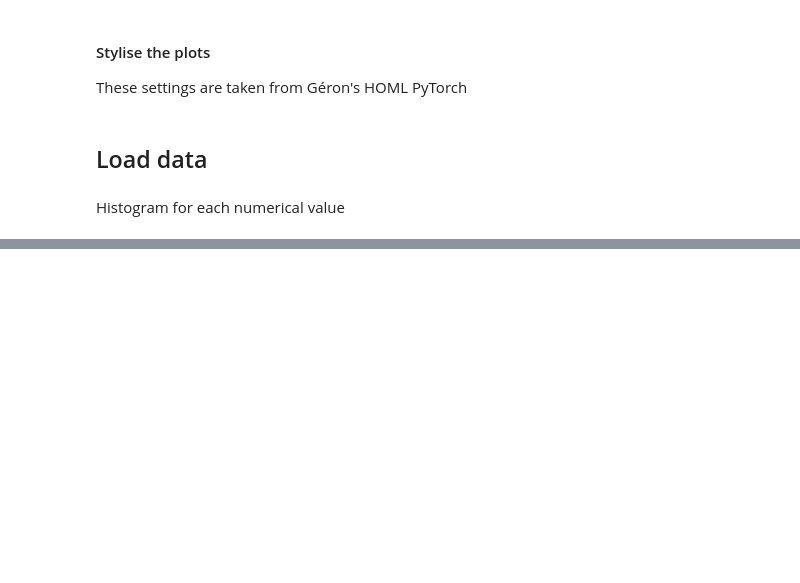
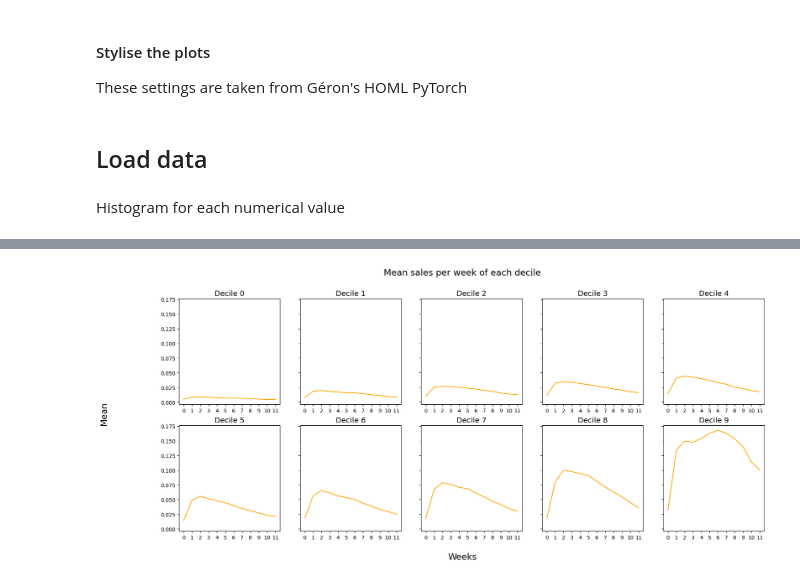
Before and after one commit to martadossantos/product-sales, a Jupyter notebook: sales.ipynb, the cells around one changed output, grey strips where cells are left out. Drawn from its saved outputs; the diff is of its cells as text; code cells hidden in the pictures; blank space fills up the shorter version.

```diff
--- a/sales.ipynb
+++ b/sales.ipynb
@@ -34,0 +73,12 @@ plt.show()
+# %%
+# Deciles data split
+# Make sure there's no outlying values
+df[week_cols] = df[week_cols].clip(0, 1)
+
+df['sales_total'] = df[week_cols].sum(axis=1)
+
+# Split into 10s
+df['decile'] = pd.qcut(df['sales_total'], 10, labels=False, retbins=False, precision=3, duplicates='raise')
+
+# Check split was successful
+print(df['decile'].value_counts())
@@ -34,0 +98,4 @@ plt.show()
+# %%
+# Print table of the means
+decile_means = df.groupby('decile')[week_cols].mean()
+print(decile_means)
@@ -34,0 +120,16 @@ plt.show()
+# %%
+
+# Prepare and get plots
+fig, axes = plt.subplots(2, 5, sharey=True, figsize=(20, 8))
+
+for decile, ax in zip(decile_means.index, axes.flat):
+    ax.plot(weeks, decile_means.loc[decile], color='orange')
+    ax.set_xticks(weeks)
+    ax.set_title(f'Decile {decile}')
+
+fig.supxlabel('Weeks')
+fig.supylabel('Mean')
+fig.suptitle('Mean sales per week of each decile')
+plt.show()
+# %% [output]
+[figure, added]
```
Also changed, not shown: parts of 10 cells of this notebook, 2 other files.
